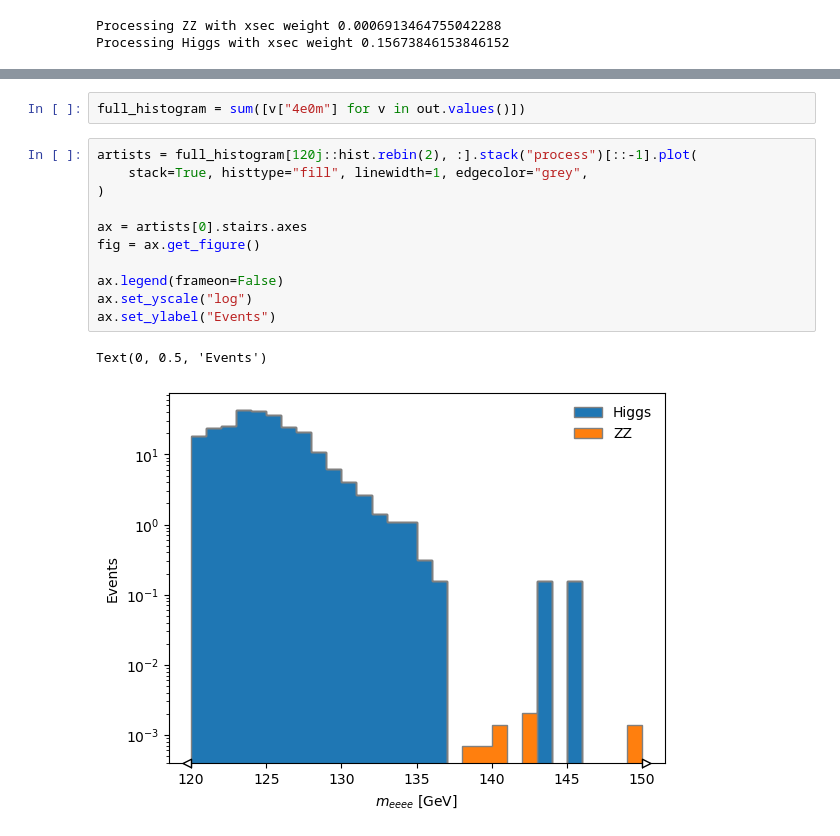
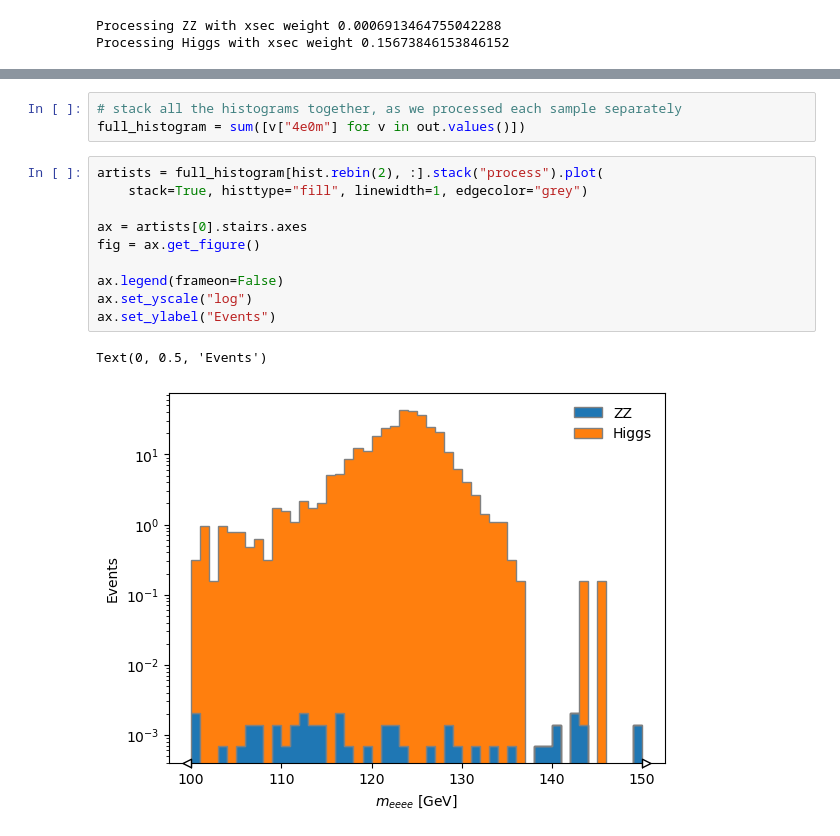
Before and after one commit to ekourlit/scipy2024-ATLAS-demo, a Jupyter notebook: analysis_demo_coffea.ipynb, the cells around one changed output, grey strips where cells are left out. Cells and saved outputs as stored; diff of their text form.

```diff
--- a/analysis_demo_coffea.ipynb
+++ b/analysis_demo_coffea.ipynb
@@ -195,16 +198,16 @@ Wall time: 1.96 s
 # %%
+# stack all the histograms together, as we processed each sample separately
 full_histogram = sum([v["4e0m"] for v in out.values()])
 # %%
-artists = full_histogram[120j::hist.rebin(2), :].stack("process")[::-1].plot(
-    stack=True, histtype="fill", linewidth=1, edgecolor="grey",
-)
+artists = full_histogram[hist.rebin(2), :].stack("process").plot(
+    stack=True, histtype="fill", linewidth=1, edgecolor="grey")
 
 ax = artists[0].stairs.axes
 fig = ax.get_figure()
 
 ax.legend(frameon=False)
 ax.set_yscale("log")
 ax.set_ylabel("Events")
 # %% [output]
 Text(0, 0.5, 'Events')
-[figure, old version]
+[figure, new version]
```
Also changed, not shown: parts of 5 cells of this notebook, 1 other file.
